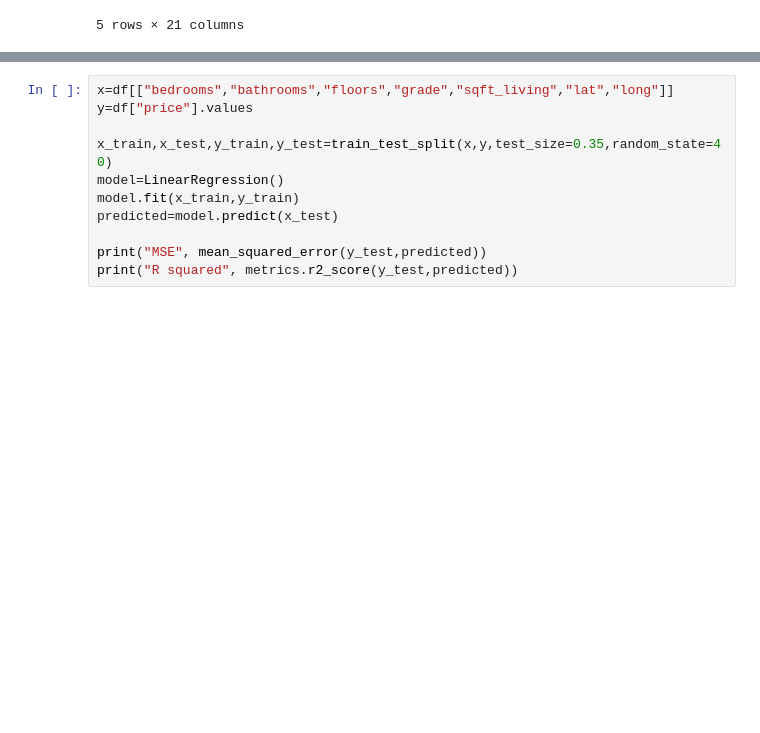
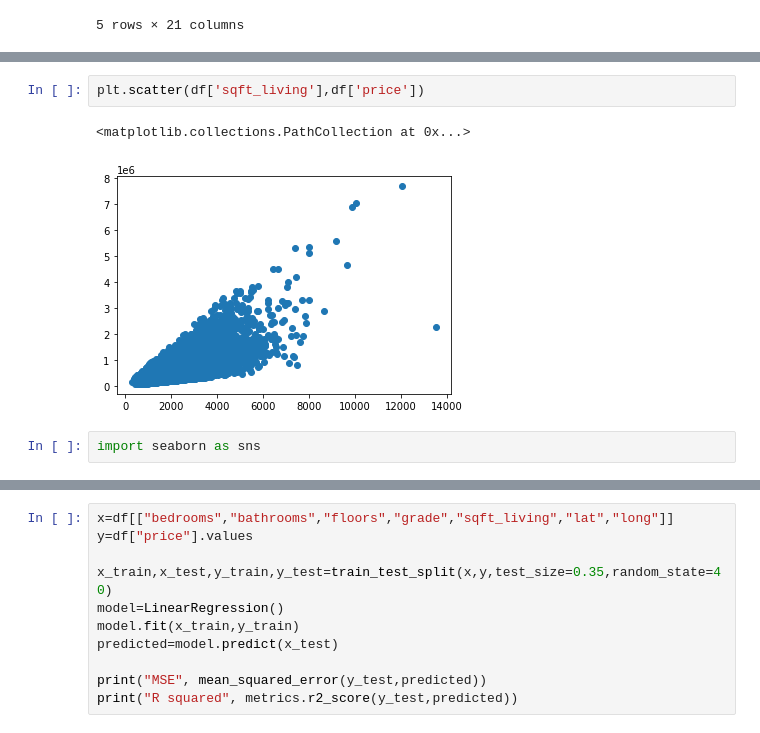
Before and after one commit to yasminebouazza/GoMyCode, a Jupyter notebook: checkpoint_regression.ipynb, the cells around one changed output, grey strips where cells are left out. Cells and saved outputs as stored; diff of their text form; blank space fills up the shorter version.

```diff
--- a/checkpoint_regression.ipynb
+++ b/checkpoint_regression.ipynb
@@ -85,0 +88,7 @@ plt.show()
+# %%
+plt.scatter(df['sqft_living'],df['price'])
+# %% [output]
+<matplotlib.collections.PathCollection at 0x...>
+[figure, added]
+# %%
+import seaborn as sns
```
Also changed, not shown: parts of 5 cells of this notebook, 1 other file.
